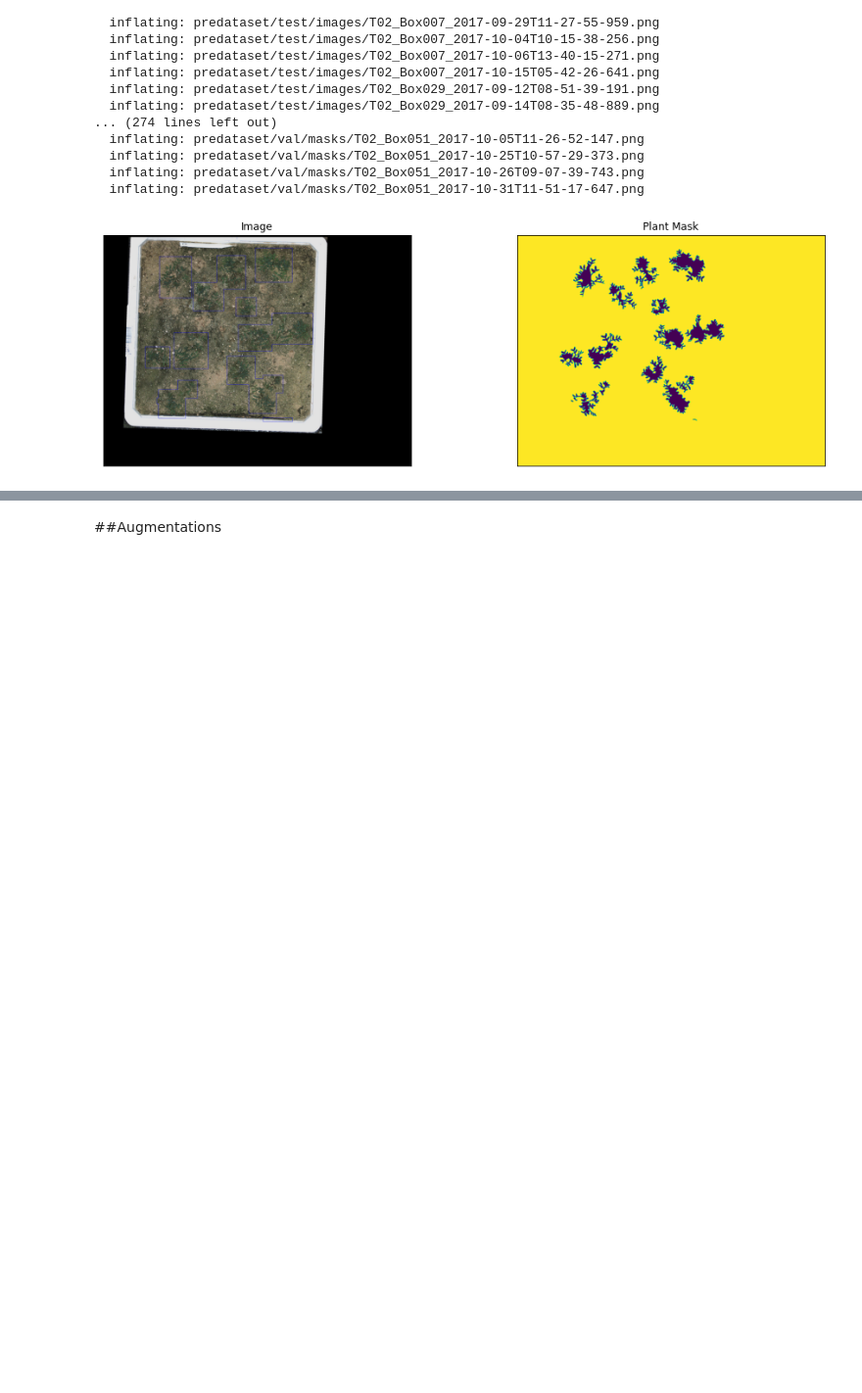
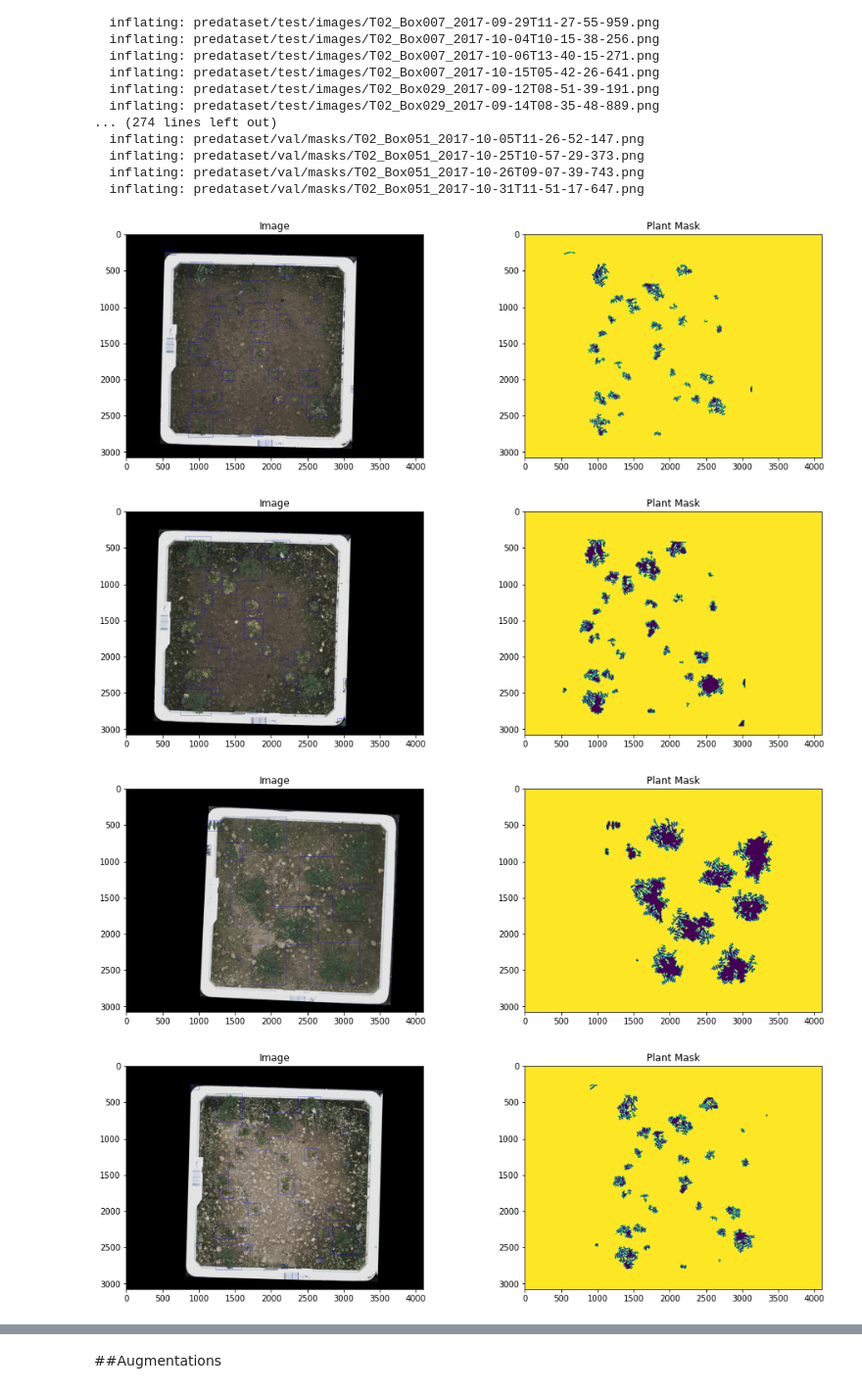
Before and after one commit to BearKS/Robotic-weed-control-system, a Jupyter notebook: Weed_Detection.ipynb, the cells around one changed output, grey strips where cells are left out. Shown at 98% size. Saved outputs shown, nothing was run; the diff lists cells and outputs as text; code cells hidden in the pictures; blank space fills up the shorter version.

```diff
--- a/Weed_Detection.ipynb
+++ b/Weed_Detection.ipynb
@@ -85,8 +85,8 @@ def visualize(**images):
     plt.figure(figsize=(16, 5))
     for i, (name, image) in enumerate(images.items()):
         plt.subplot(1, n, i + 1)
-        plt.xticks([])
-        plt.yticks([])
+        # plt.xticks([])
+        # plt.yticks([])
         plt.title(' '.join(name.split('_')).title())
         plt.imshow(image)
     plt.show()
@@ -116,7 +116,7 @@ class Dataset:
 
     """
 
-    CLASSES = ['plant','sky']
+    CLASSES = ['plant']
 
     def __init__(
             self,
@@ -168,7 +168,7 @@ class Dataset:
         return len(self.ids)
 
 
-class Dataloader(keras.utils.all_utils.Sequence):
+class Dataloader(keras.utils.Sequence):
     """Load data from dataset and form batches
 
     Args:
@@ -210,13 +212,19 @@ class Dataloader(keras.utils.all_utils.Sequence):
 # %%
 # Lets look at data we have
-dataset = Dataset(x_train_dir, y_train_dir, classes=['plant','sky'])
+dataset = Dataset(x_train_dir, y_train_dir, classes=['plant'])
 
-image, mask = dataset[5] # get some sample
-visualize(
-    image=image,
-    plant_mask=mask[..., 0].squeeze(),
-    # sky_mask=mask[..., 1].squeeze(),
-    # background_mask=mask[..., 2].squeeze(),
-)
+# image, mask = dataset[5] # get some sample
+for i in range(5):
+  idx = random.randint(0, len(dataset)-1)
+  image, mask = dataset[idx] # get some sample
+  visualize(
+      image=image,
+      plant_mask=mask[..., 0].squeeze(),
+      # sky_mask=mask[..., 1].squeeze(),
+      # background_mask=mask[..., 2].squeeze(),
+  )
 # %% [output]
-[figure, old version]
+[figure, new version]
+[figure, added]
+[figure, added]
+[figure, added]
```
Also changed, not shown: parts of 16 cells of this notebook.
